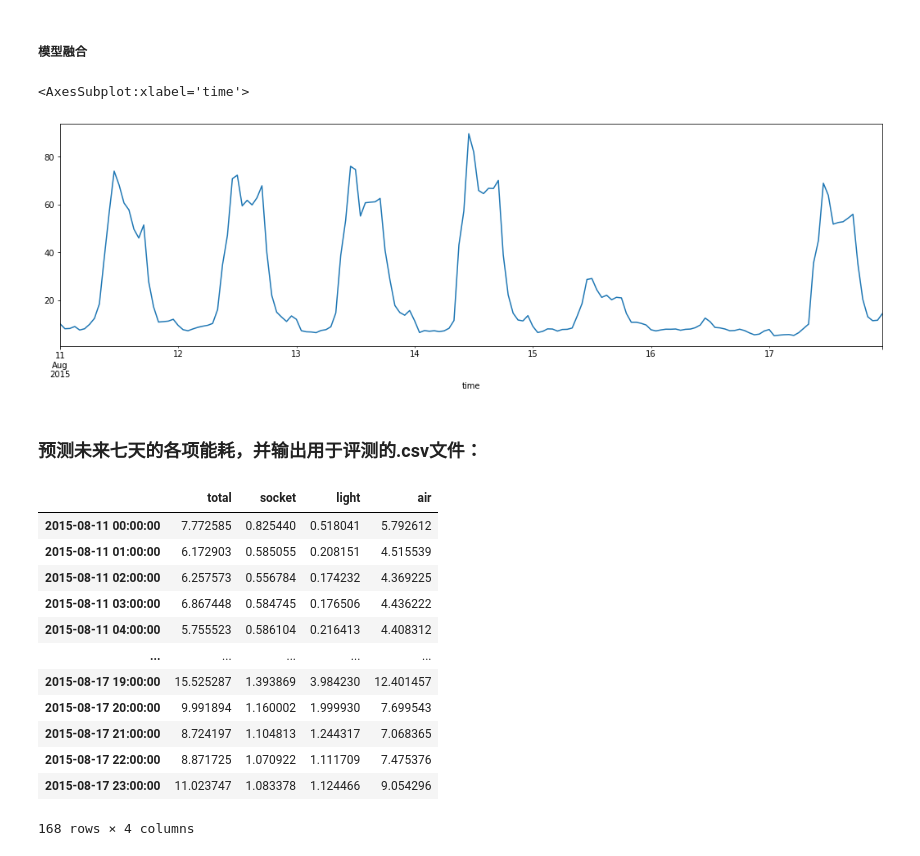
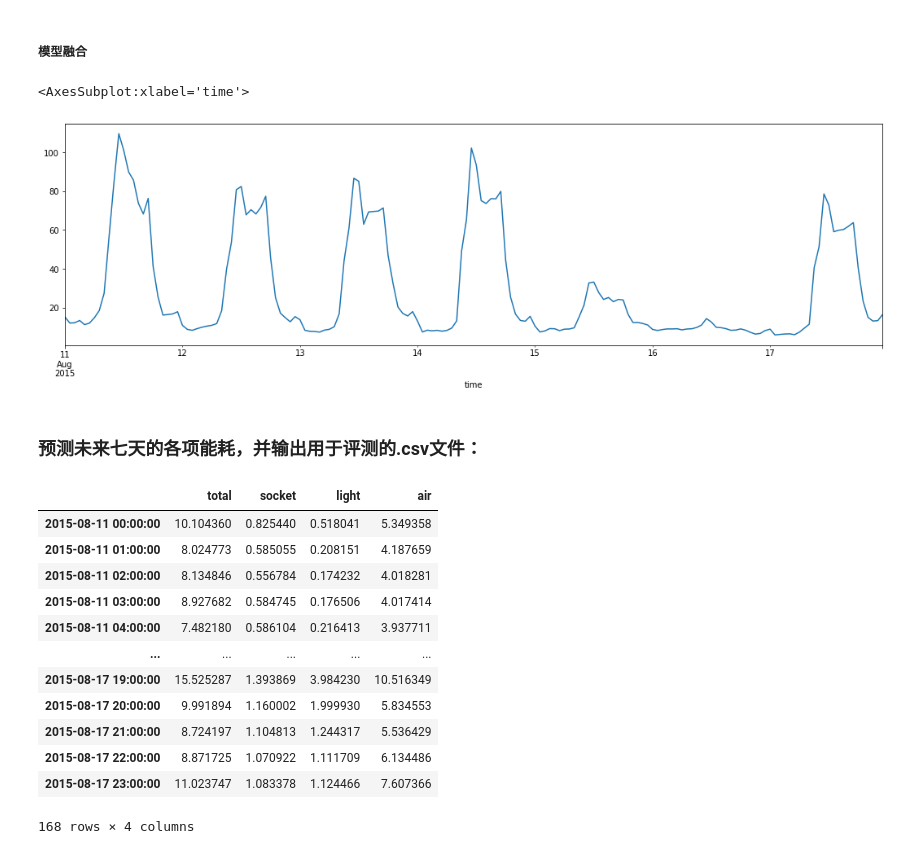
Before and after one commit to ZongXR/Smart-Building-Energy-Consumption-Prediction, a Jupyter notebook: notebooks/main-B.ipynb, the cells around one changed output. Saved outputs shown, nothing was run; the diff lists cells and outputs as text; code cells hidden in the pictures.

```diff
--- a/notebooks/main-B.ipynb
+++ b/notebooks/main-B.ipynb
@@ -823,7 +823,7 @@ except (OSError, ValueError) as e:
             TensorBoard(log_dir="../logs/%s" % datetime.now().strftime("%Y-%m-%dT%H-%M"))
         ]
     )
-    model_light5.save_weights("../models/LSTM_air.h5")
+    model_air5.save_weights("../models/LSTM_air.h5")
     logging.info("saving LSTM model to ../models/LSTM_air.h5")
     plt.figure()
     plt.plot(history.history["loss"])
@@ -996,11 +996,13 @@ total_pred5 = model_total5.predict(np.expand_dims(x_test_total.values, 0))[0, :,
 <h5>模型融合</h5>
 # %%
 total_pred = (total_pred1 + total_pred2 + total_pred3 + total_pred4 + total_pred5) / 5
-data_total.loc["2015-08-11 00:00:00" : "2015-08-17 23:00:00", "value_total"] = total_pred * 1.314
+total_pred[0:24] = total_pred[0:24] * 1.3
+data_total.loc["2015-08-11 00:00:00" : "2015-08-17 23:00:00", "value_total"] = total_pred * 1.5
+total_pred[120:144] = total_pred2[120:144]
 data_total.loc["2015-08-11 00:00:00" : "2015-08-17 23:00:00", "value_total"].plot(figsize=(18, 5))
 # %% [output]
 <AxesSubplot:xlabel='time'>
-[figure, old version]
+[figure, new version]
 # %% [markdown]
 <h3>预测未来七天的各项能耗，并输出用于评测的.csv文件：</h3>
 # %%
@@ -1016,17 +1018,17 @@ results.to_csv(os.path.join("../data", filename), index=False)
 results
 # %% [output]
 |  | total | socket | light | air |
-| 2015-08-11 00:00:00 | 7.772585 | 0.825440 | 0.518041 | 5.792612 |
-| 2015-08-11 01:00:00 | 6.172903 | 0.585055 | 0.208151 | 4.515539 |
-| 2015-08-11 02:00:00 | 6.257573 | 0.556784 | 0.174232 | 4.369225 |
-| 2015-08-11 03:00:00 | 6.867448 | 0.584745 | 0.176506 | 4.436222 |
-| 2015-08-11 04:00:00 | 5.755523 | 0.586104 | 0.216413 | 4.408312 |
+| 2015-08-11 00:00:00 | 10.104360 | 0.825440 | 0.518041 | 5.349358 |
+| 2015-08-11 01:00:00 | 8.024773 | 0.585055 | 0.208151 | 4.187659 |
+| 2015-08-11 02:00:00 | 8.134846 | 0.556784 | 0.174232 | 4.018281 |
+| 2015-08-11 03:00:00 | 8.927682 | 0.584745 | 0.176506 | 4.017414 |
+| 2015-08-11 04:00:00 | 7.482180 | 0.586104 | 0.216413 | 3.937711 |
 | ... | ... | ... | ... | ... |
-| 2015-08-17 19:00:00 | 15.525287 | 1.393869 | 3.984230 | 12.401457 |
-| 2015-08-17 20:00:00 | 9.991894 | 1.160002 | 1.999930 | 7.699543 |
-| 2015-08-17 21:00:00 | 8.724197 | 1.104813 | 1.244317 | 7.068365 |
-| 2015-08-17 22:00:00 | 8.871725 | 1.070922 | 1.111709 | 7.475376 |
-| 2015-08-17 23:00:00 | 11.023747 | 1.083378 | 1.124466 | 9.054296 |
+| 2015-08-17 19:00:00 | 15.525287 | 1.393869 | 3.984230 | 10.516349 |
+| 2015-08-17 20:00:00 | 9.991894 | 1.160002 | 1.999930 | 5.834553 |
+| 2015-08-17 21:00:00 | 8.724197 | 1.104813 | 1.244317 | 5.536429 |
+| 2015-08-17 22:00:00 | 8.871725 | 1.070922 | 1.111709 | 6.134486 |
+| 2015-08-17 23:00:00 | 11.023747 | 1.083378 | 1.124466 | 7.607366 |
 168 rows × 4 columns
 # %%
 with ZipFile('../data/test.zip', 'w') as zip_file:
```
Also changed, not shown: parts of 10 cells of this notebook, 3 other files.
